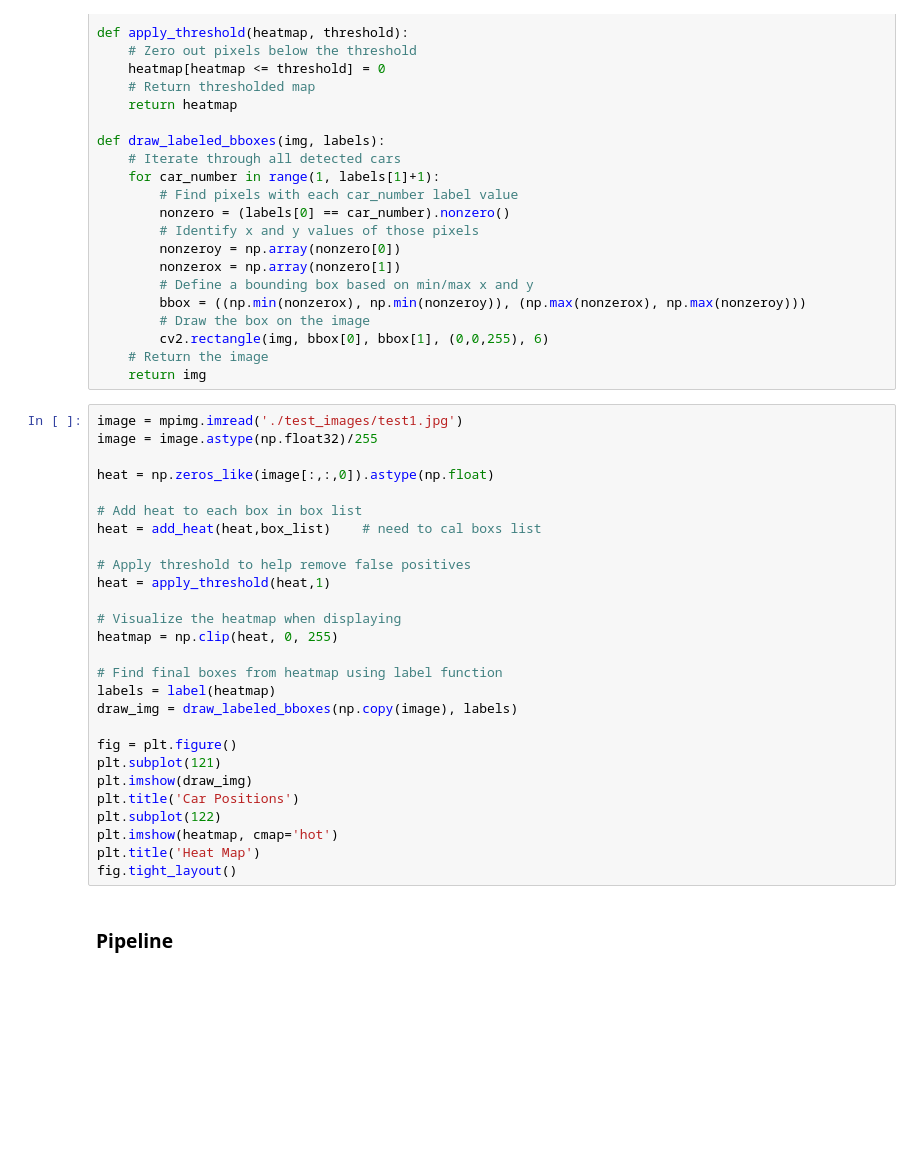
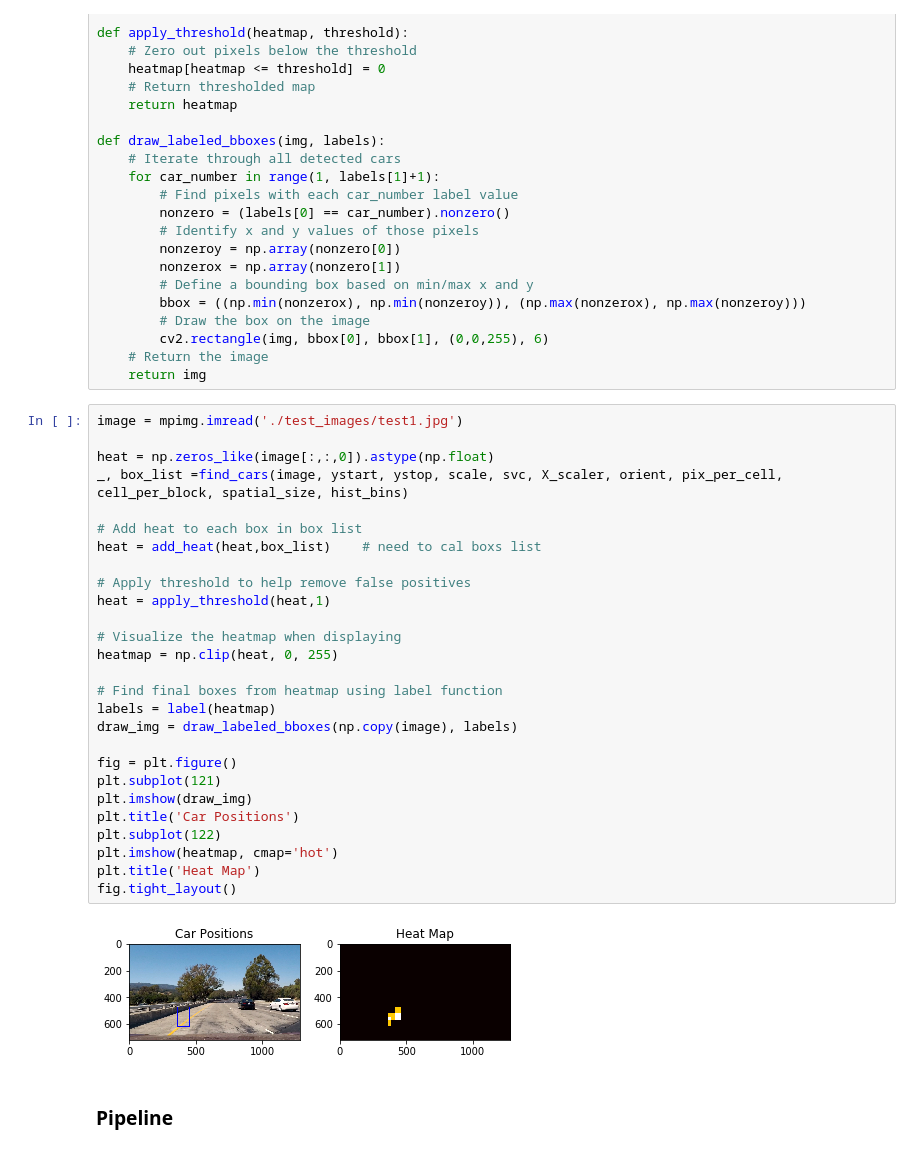
Before and after one commit to yuan-ji/CarND-Vehicle-Detection, a Jupyter notebook: project.ipynb, the cells around one changed output. Saved outputs shown, nothing was run; the diff lists cells and outputs as text; blank space fills up the shorter version.

```diff
--- a/project.ipynb
+++ b/project.ipynb
@@ -568,30 +573,32 @@ def draw_labeled_bboxes(img, labels):
     return img
 # %%
 image = mpimg.imread('./test_images/test1.jpg')
-image = image.astype(np.float32)/255
 
 heat = np.zeros_like(image[:,:,0]).astype(np.float)
+_, box_list =find_cars(image, ystart, ystop, scale, svc, X_scaler, orient, pix_per_cell, cell_per_block, spatial_size, hist_bins)
 
 # Add heat to each box in box list
 heat = add_heat(heat,box_list)    # need to cal boxs list
 
 # Apply threshold to help remove false positives
 heat = apply_threshold(heat,1)
 
 # Visualize the heatmap when displaying
 heatmap = np.clip(heat, 0, 255)
 
 # Find final boxes from heatmap using label function
 labels = label(heatmap)
 draw_img = draw_labeled_bboxes(np.copy(image), labels)
 
 fig = plt.figure()
 plt.subplot(121)
 plt.imshow(draw_img)
 plt.title('Car Positions')
 plt.subplot(122)
 plt.imshow(heatmap, cmap='hot')
 plt.title('Heat Map')
 fig.tight_layout()
+# %% [output]
+[figure, added]
 # %% [markdown]
 ### Pipeline
```
Also changed, not shown: parts of 15 cells of this notebook, 2 other files.
